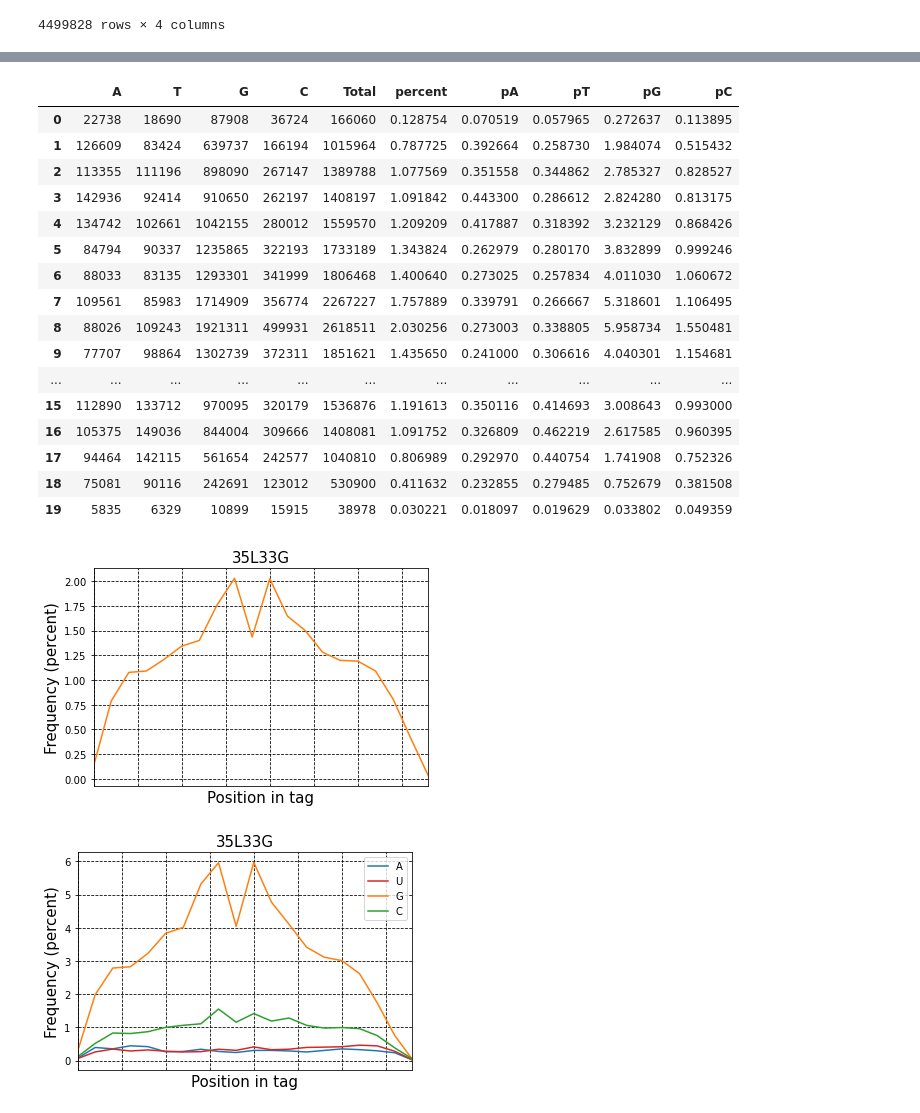
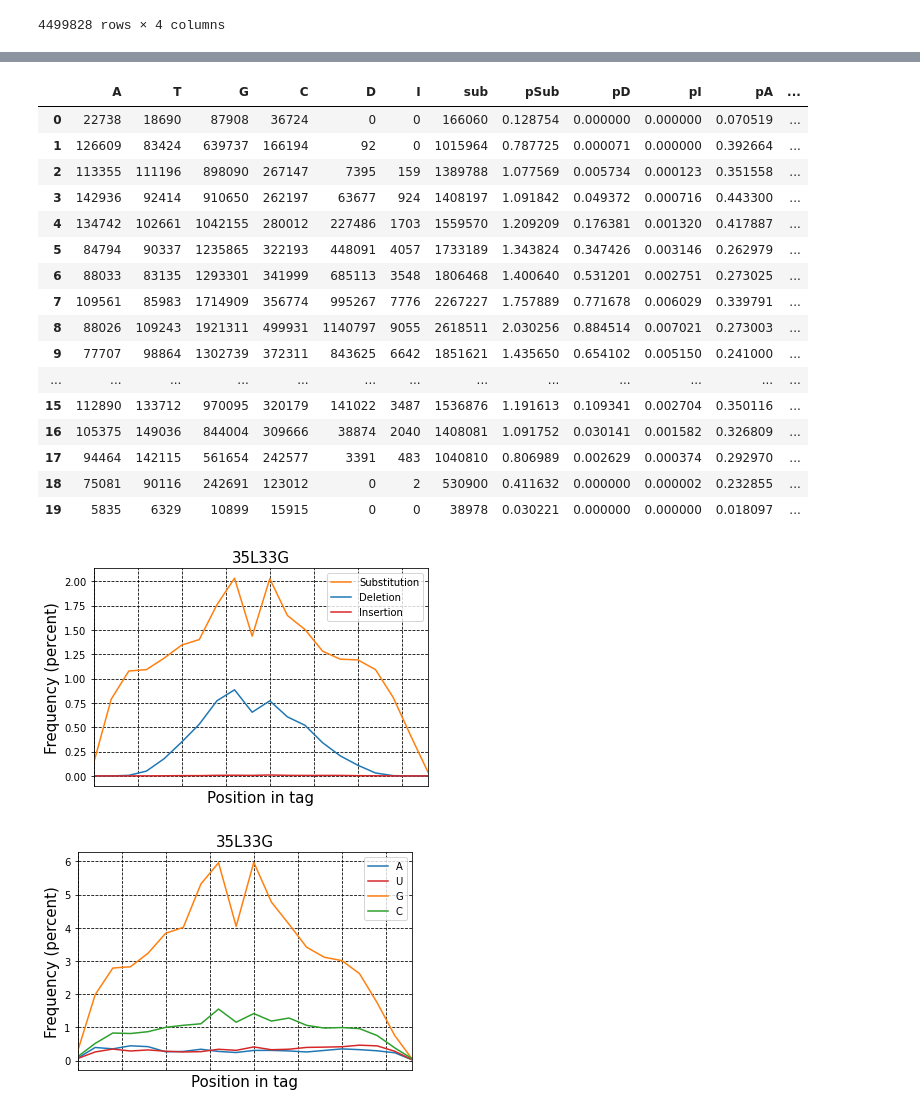
Before and after one commit to kangjunseo/Bioinformatics, a Jupyter notebook: QBioLab_Internship/Mission4.ipynb, the cells around one changed output, grey strips where cells are left out. Drawn from its saved outputs; the diff is of its cells as text; code cells hidden in the pictures.

```diff
--- a/QBioLab_Internship/Mission4.ipynb
+++ b/QBioLab_Internship/Mission4.ipynb
@@ -215,11 +186,11 @@ CLIP_df
 | 81496121 | chr9 | 119260313 | 46M | TGCTGAAGAGCGACCTCACCACGGTGCTGGCTG... |
 4499828 rows × 4 columns
 # %%
-sub_map = [[0 for _ in range(4)] for _ in range(20)]
+sub_map = [[0 for _ in range(6)] for _ in range(20)]
 smap = {'A':0, 'T':1, 'G':2, 'C':3}
 
 for cnt, row in enumerate(CLIP_df.itertuples()):
-    if cnt%200000==0 : print(int(cnt/665000), end=' ')
+    if cnt%665000==0 : print(int(cnt/665000), end=' ')
     pos = int(row.POS)-1
     cur_pos = 0
     L = len(row.SEQ)
@@ -229,7 +200,9 @@ for cnt, row in enumerate(CLIP_df.itertuples()):
     for flag, cnt in cigar:
         if flag == 'D' or flag == 'N':
             pos+=cnt
+            if flag == 'D': sub_map[int(cur_pos/L*20)][4]+=cnt
         elif flag == 'I':
+            sub_map[int(cur_pos/L*20)][5]+=cnt
             cur_pos+=cnt
         else:  #'M'
             while cnt:
@@ -239,9 +212,9 @@ for cnt, row in enumerate(CLIP_df.itertuples()):
                 cnt-=1
 
 sub_df = pd.DataFrame(sub_map)
-sub_df.columns = smap.keys()
-sub_df['Total'] = sub_df['A'] + sub_df['T'] + sub_df['G'] + sub_df['C']
+sub_df.columns = list(smap.keys()) + ['D','I']
+sub_df['sub'] = sub_df['A'] + sub_df['T'] + sub_df['G'] + sub_df['C']
 
-sub_dftrans_dict
+sub_df
 # %% [output]
 0 1 2 3 4 5 6 7 8 9 10 11 12 13 14 15 16 17 18 19 20 21 22 23 24 25 26 27 28 29 30 31 32 33 34 35 36 37 38 39 40 41 42 43 44 45 46 47 48 49 50 51 52 53 54 55 56 57 58 59 60 61 62 63 64 65 66 67 68 69  ...
@@ -265,5 +238,2 @@ sub_dftrans_dict
 # %%
 total = sum([len(row.SEQ) for row in CLIP_df.itertuples()])
-# %%
-sub_df['percent'] = sub_df['Total']/total*100*20
-sub_df
@@ -288,40 +240,44 @@ sub_df
 # %%
+sub_df['pSub'], sub_df['pD'], sub_df['pI'] = sub_df['sub']/total*100*20, sub_df['D']/total*100*20, sub_df['I']/total*100*20
 sub_df['pA'], sub_df['pT'], sub_df['pG'], sub_df['pC'] = sub_df['A']/total*100*20*4, sub_df['T']/total*100*20*4, sub_df['G']/total*100*20*4, sub_df['C']/total*100*20*4
 sub_df
 # %% [output]
-|  | A | T | G | C | Total | percent | pA | pT | pG | pC |
-| 0 | 22738 | 18690 | 87908 | 36724 | 166060 | 0.128754 | 0.070519 | 0.057965 | 0.272637 | 0.113895 |
-| 1 | 126609 | 83424 | 639737 | 166194 | 1015964 | 0.787725 | 0.392664 | 0.258730 | 1.984074 | 0.515432 |
-| 2 | 113355 | 111196 | 898090 | 267147 | 1389788 | 1.077569 | 0.351558 | 0.344862 | 2.785327 | 0.828527 |
-| 3 | 142936 | 92414 | 910650 | 262197 | 1408197 | 1.091842 | 0.443300 | 0.286612 | 2.824280 | 0.813175 |
-| 4 | 134742 | 102661 | 1042155 | 280012 | 1559570 | 1.209209 | 0.417887 | 0.318392 | 3.232129 | 0.868426 |
-| 5 | 84794 | 90337 | 1235865 | 322193 | 1733189 | 1.343824 | 0.262979 | 0.280170 | 3.832899 | 0.999246 |
-| 6 | 88033 | 83135 | 1293301 | 341999 | 1806468 | 1.400640 | 0.273025 | 0.257834 | 4.011030 | 1.060672 |
-| 7 | 109561 | 85983 | 1714909 | 356774 | 2267227 | 1.757889 | 0.339791 | 0.266667 | 5.318601 | 1.106495 |
-| 8 | 88026 | 109243 | 1921311 | 499931 | 2618511 | 2.030256 | 0.273003 | 0.338805 | 5.958734 | 1.550481 |
-| 9 | 77707 | 98864 | 1302739 | 372311 | 1851621 | 1.435650 | 0.241000 | 0.306616 | 4.040301 | 1.154681 |
-| ... | ... | ... | ... | ... | ... | ... | ... | ... | ... | ... |
-| 15 | 112890 | 133712 | 970095 | 320179 | 1536876 | 1.191613 | 0.350116 | 0.414693 | 3.008643 | 0.993000 |
-| 16 | 105375 | 149036 | 844004 | 309666 | 1408081 | 1.091752 | 0.326809 | 0.462219 | 2.617585 | 0.960395 |
-| 17 | 94464 | 142115 | 561654 | 242577 | 1040810 | 0.806989 | 0.292970 | 0.440754 | 1.741908 | 0.752326 |
-| 18 | 75081 | 90116 | 242691 | 123012 | 530900 | 0.411632 | 0.232855 | 0.279485 | 0.752679 | 0.381508 |
-| 19 | 5835 | 6329 | 10899 | 15915 | 38978 | 0.030221 | 0.018097 | 0.019629 | 0.033802 | 0.049359 |
+|  | A | T | G | C | D | I | sub | pSub | pD | pI | pA | ... |
+| 0 | 22738 | 18690 | 87908 | 36724 | 0 | 0 | 166060 | 0.128754 | 0.000000 | 0.000000 | 0.070519 | ... |
+| 1 | 126609 | 83424 | 639737 | 166194 | 92 | 0 | 1015964 | 0.787725 | 0.000071 | 0.000000 | 0.392664 | ... |
+| 2 | 113355 | 111196 | 898090 | 267147 | 7395 | 159 | 1389788 | 1.077569 | 0.005734 | 0.000123 | 0.351558 | ... |
+| 3 | 142936 | 92414 | 910650 | 262197 | 63677 | 924 | 1408197 | 1.091842 | 0.049372 | 0.000716 | 0.443300 | ... |
+| 4 | 134742 | 102661 | 1042155 | 280012 | 227486 | 1703 | 1559570 | 1.209209 | 0.176381 | 0.001320 | 0.417887 | ... |
+| 5 | 84794 | 90337 | 1235865 | 322193 | 448091 | 4057 | 1733189 | 1.343824 | 0.347426 | 0.003146 | 0.262979 | ... |
+| 6 | 88033 | 83135 | 1293301 | 341999 | 685113 | 3548 | 1806468 | 1.400640 | 0.531201 | 0.002751 | 0.273025 | ... |
+| 7 | 109561 | 85983 | 1714909 | 356774 | 995267 | 7776 | 2267227 | 1.757889 | 0.771678 | 0.006029 | 0.339791 | ... |
+| 8 | 88026 | 109243 | 1921311 | 499931 | 1140797 | 9055 | 2618511 | 2.030256 | 0.884514 | 0.007021 | 0.273003 | ... |
+| 9 | 77707 | 98864 | 1302739 | 372311 | 843625 | 6642 | 1851621 | 1.435650 | 0.654102 | 0.005150 | 0.241000 | ... |
+| ... | ... | ... | ... | ... | ... | ... | ... | ... | ... | ... | ... | ... |
+| 15 | 112890 | 133712 | 970095 | 320179 | 141022 | 3487 | 1536876 | 1.191613 | 0.109341 | 0.002704 | 0.350116 | ... |
+| 16 | 105375 | 149036 | 844004 | 309666 | 38874 | 2040 | 1408081 | 1.091752 | 0.030141 | 0.001582 | 0.326809 | ... |
+| 17 | 94464 | 142115 | 561654 | 242577 | 3391 | 483 | 1040810 | 0.806989 | 0.002629 | 0.000374 | 0.292970 | ... |
+| 18 | 75081 | 90116 | 242691 | 123012 | 0 | 2 | 530900 | 0.411632 | 0.000000 | 0.000002 | 0.232855 | ... |
+| 19 | 5835 | 6329 | 10899 | 15915 | 0 | 0 | 38978 | 0.030221 | 0.000000 | 0.000000 | 0.018097 | ... |
 # %%
 plt.title("35L33G", fontsize=15)
-plt.plot(sub_df['percent'] , 'C1')
+plt.plot(sub_df['pSub'] , 'C1', label='Substitution')
+plt.plot(sub_df['pD'], 'C0', label='Deletion')
+plt.plot(sub_df['pI'], 'C3', label='Insertion')
 plt.grid(linestyle = '--', color = 'black')
 plt.xlim([0,19])
 plt.xlabel('Position in tag', fontsize=15)
 plt.ylabel('Frequency (percent)', fontsize=15)
 plt.tick_params(
     axis='x',          # changes apply to the x-axis
     which='both',      # both major and minor ticks are affected
     bottom=False,      # ticks along the bottom edge are off
     top=False,         # ticks along the top edge are off
     labelbottom=False) # labels along the bottom edge are off
+plt.legend()
 plt.show()
 # %% [output]
-[figure, old version]
+[figure, new version]
 # %%
 plt.title("35L33G", fontsize=15)
 plt.grid(linestyle = '--', color = 'black')
```
Also changed, not shown: parts of 3 cells of this notebook.
